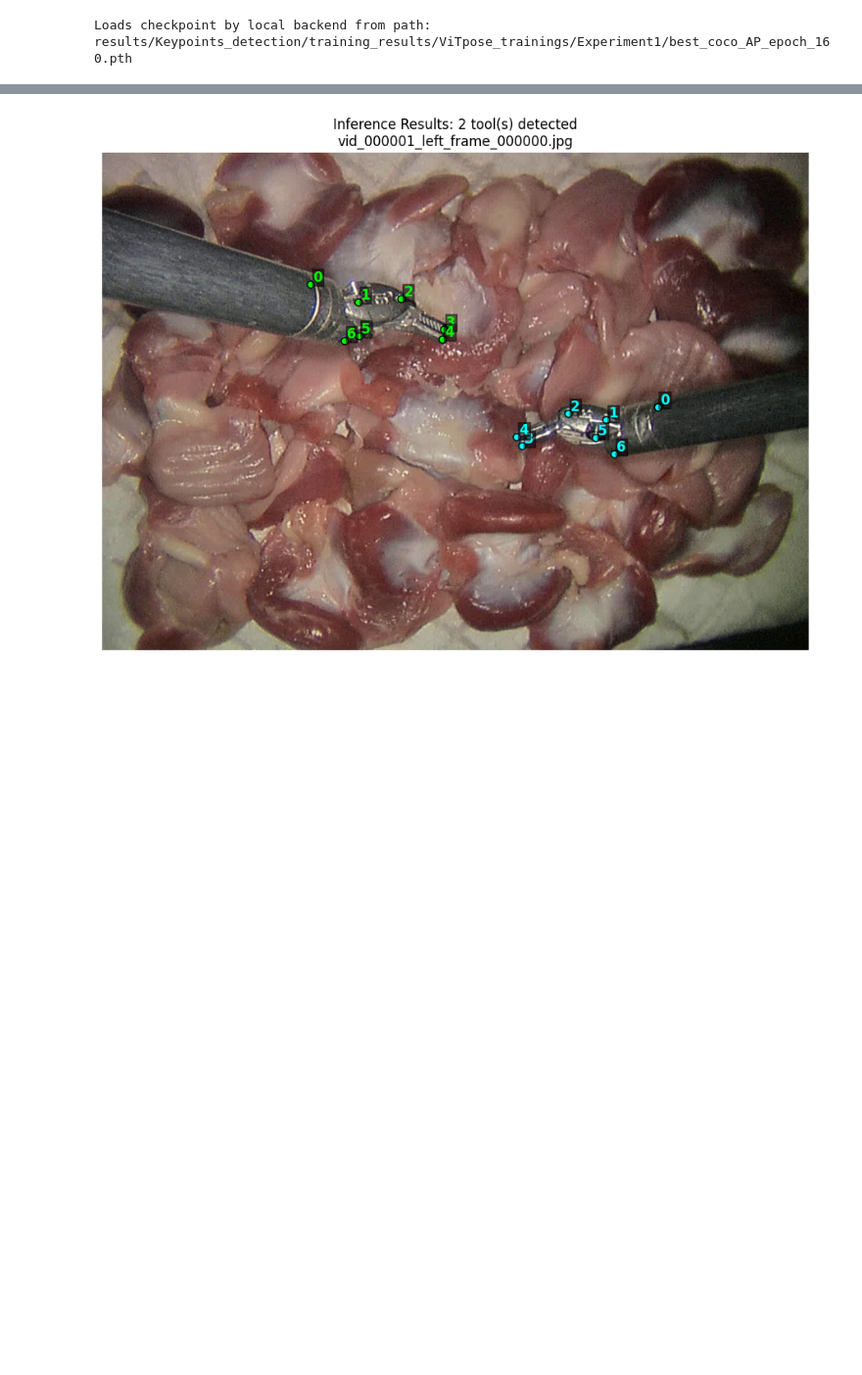
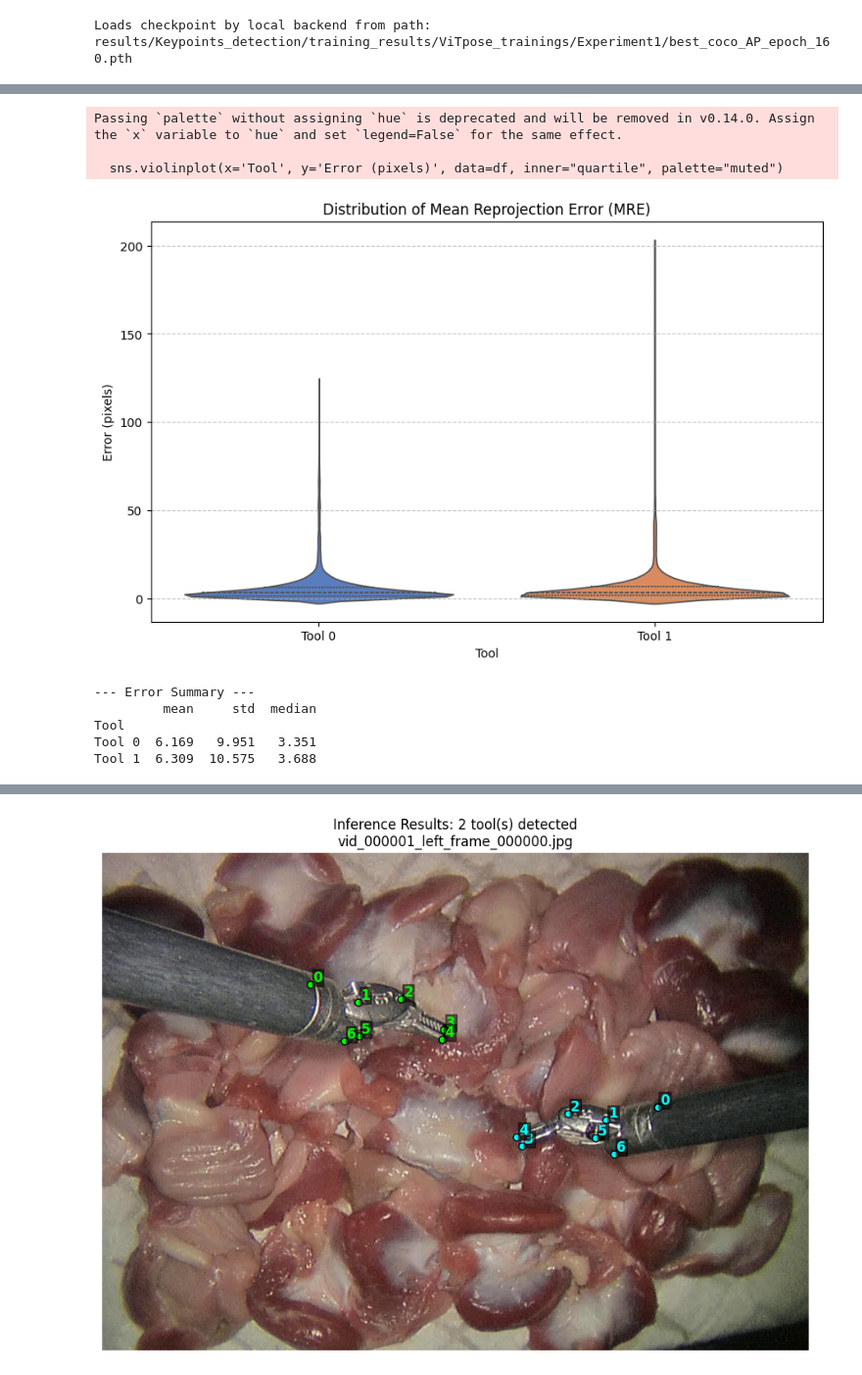
Before and after one commit to ONS-BOUSBIH/robotic-surgical-vision-thesis, a Jupyter notebook: notebooks/triangulation/keypoints_detection_triangulation_assessment.ipynb, the cells around one changed output, grey strips where cells are left out. Shown at 98% size. Drawn from its saved outputs; the diff is of its cells as text; code cells hidden in the pictures; blank space fills up the shorter version.

```diff
--- a/notebooks/triangulation/keypoints_detection_triangulation_assessment.ipynb
+++ b/notebooks/triangulation/keypoints_detection_triangulation_assessment.ipynb
@@ -103,7 +85,7 @@ plt.show()
 
 # Load the pose model
 cfg_file = 'configs/HRNet/w32_256x192_adam_lr1e-3__cropped_out7-finetune.yaml'
-model_weights= 'results/Keypoints_detection/training_results/HRNet_trainings/Experiment3/training_chekpoints2026-01-11_18-05-32/model_epoch200.pth'
+model_weights= 'results/Keypoints_detection/training_results/HRNet_trainings/Experiment3/training_checkpoints2026-03-02_23-16-42/model_epoch200.pth'
 
 args = SimpleNamespace(
         cfg=cfg_file,
@@ -151,0 +188,12 @@ np.nanmean(all_results['reproj_err_l'])
+# %%
+plot_error_comparison(all_results_hrnet)
+# %% [output]
+Passing `palette` without assigning `hue` is deprecated and will be removed in v0.14.0. Assign the `x` variable to `hue` and set `legend=False` for the same effect.
+
+  sns.violinplot(x='Tool', y='Error (pixels)', data=df, inner="quartile", palette="muted")
+[figure, added]
+--- Error Summary ---
+         mean     std  median
+Tool
+Tool 0  6.169   9.951   3.351
+Tool 1  6.309  10.575   3.688
```
Also changed, not shown: parts of 17 cells of this notebook, 3 other files.
